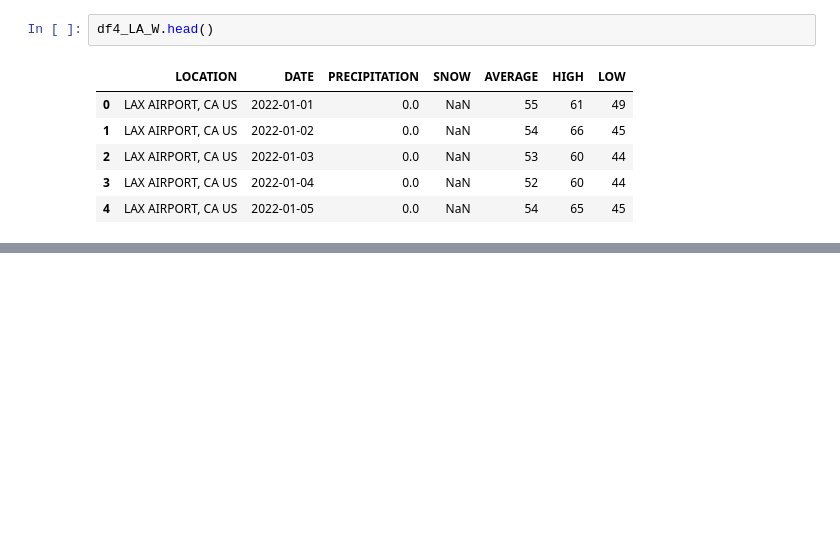
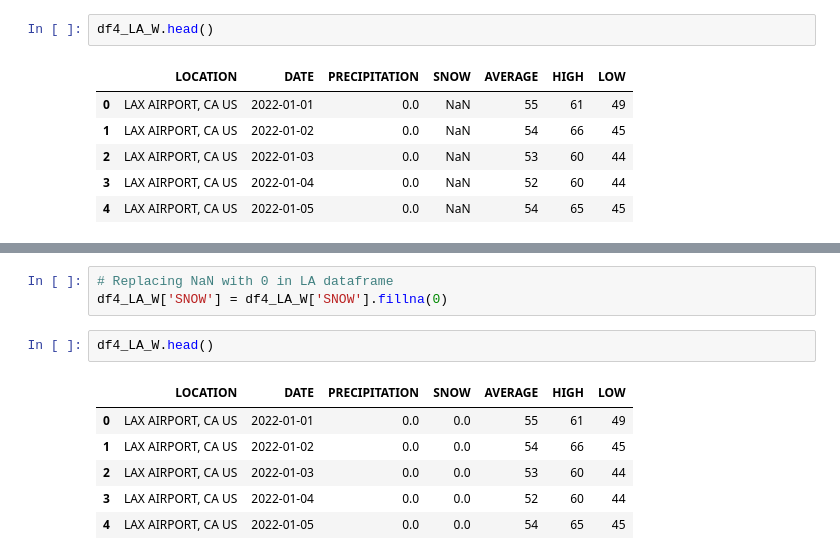
Before and after one commit to BerisDizdar/City_Weather_Comparison, a Jupyter notebook: City_Weather_Comparison.ipynb, the cells around one changed output, grey strips where cells are left out. Drawn from its saved outputs; the diff is of its cells as text; blank space fills up the shorter version.

```diff
--- a/City_Weather_Comparison.ipynb
+++ b/City_Weather_Comparison.ipynb
@@ -190,3 +190,15 @@ LA_monthly_sum.round(1)
 | 10 | 0.0 | 0.2 |
 | 11 | 0.0 | 1.8 |
 | 12 | 0.0 | 2.8 |
+# %%
+# Replacing NaN with 0 in LA dataframe
+df4_LA_W['SNOW'] = df4_LA_W['SNOW'].fillna(0)
+# %%
+df4_LA_W.head()
+# %% [output]
+|  | LOCATION | DATE | PRECIPITATION | SNOW | AVERAGE | HIGH | LOW |
+| 0 | LAX AIRPORT, CA US | 2022-01-01 | 0.0 | 0.0 | 55 | 61 | 49 |
+| 1 | LAX AIRPORT, CA US | 2022-01-02 | 0.0 | 0.0 | 54 | 66 | 45 |
+| 2 | LAX AIRPORT, CA US | 2022-01-03 | 0.0 | 0.0 | 53 | 60 | 44 |
+| 3 | LAX AIRPORT, CA US | 2022-01-04 | 0.0 | 0.0 | 52 | 60 | 44 |
+| 4 | LAX AIRPORT, CA US | 2022-01-05 | 0.0 | 0.0 | 54 | 65 | 45 |
```
Also changed, not shown: parts of 4 cells of this notebook.
